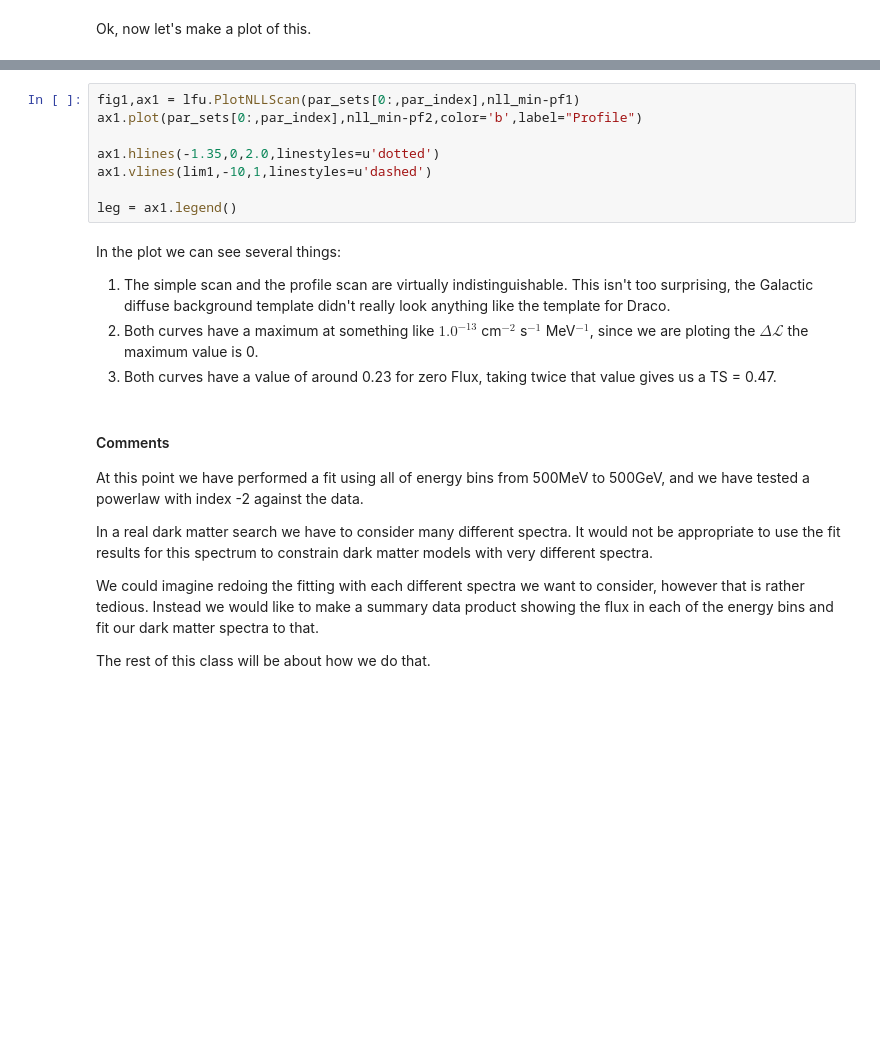
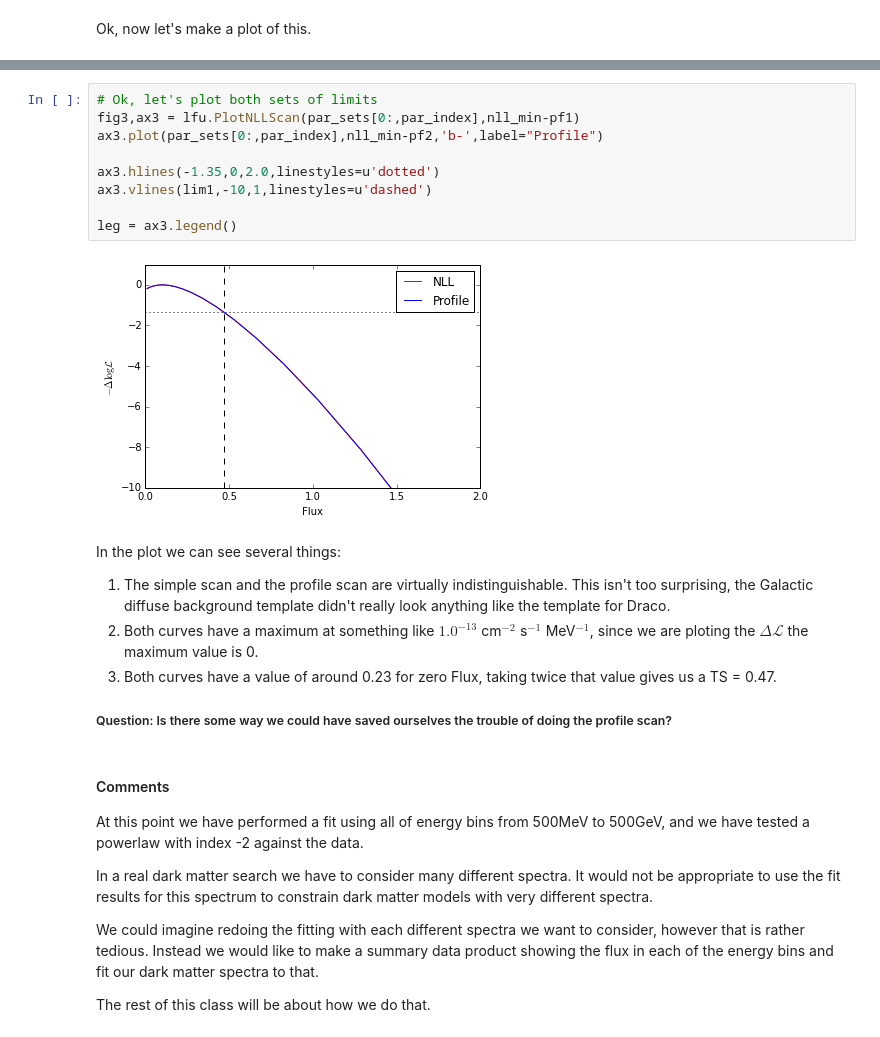
Before and after one commit to KIPAC/StatisticalMethods, a Jupyter notebook: examples/Fermi/LikelihoodFittingExample.ipynb, the cells around one changed output, grey strips where cells are left out. Cells and saved outputs as stored; diff of their text form; blank space fills up the shorter version.

```diff
--- a/examples/Fermi/LikelihoodFittingExample.ipynb
+++ b/examples/Fermi/LikelihoodFittingExample.ipynb
@@ -124,17 +237,22 @@ Ok, now let's make a plot of this.
 # %%
-fig1,ax1 = lfu.PlotNLLScan(par_sets[0:,par_index],nll_min-pf1)
-ax1.plot(par_sets[0:,par_index],nll_min-pf2,color='b',label="Profile")
+# Ok, let's plot both sets of limits
+fig3,ax3 = lfu.PlotNLLScan(par_sets[0:,par_index],nll_min-pf1)
+ax3.plot(par_sets[0:,par_index],nll_min-pf2,'b-',label="Profile")
 
-ax1.hlines(-1.35,0,2.0,linestyles=u'dotted')
-ax1.vlines(lim1,-10,1,linestyles=u'dashed')
+ax3.hlines(-1.35,0,2.0,linestyles=u'dotted')
+ax3.vlines(lim1,-10,1,linestyles=u'dashed')
 
-leg = ax1.legend()
+leg = ax3.legend()
+# %% [output]
+[figure, added]
 # %% [markdown]
 In the plot we can see several things:
 
 1. The simple scan and the profile scan are virtually indistinguishable.  This isn't too surprising, the Galactic diffuse background template didn't really look anything like the template for Draco.
 1. Both curves have a maximum at something like $1.0^{-13}$ cm$^{-2}$ s$^{-1}$ MeV$^{-1}$, since we are ploting the $\Delta\mathcal{L}$ the maximum value is 0.
 1. Both curves have a value of around 0.23 for zero Flux, taking twice that value gives us a TS = 0.47.
+
+#####  Question: Is there some way we could have saved ourselves the trouble of doing the profile scan?
 # %% [markdown]
 #### Comments
 
```
Also changed, not shown: parts of 19 cells of this notebook.
